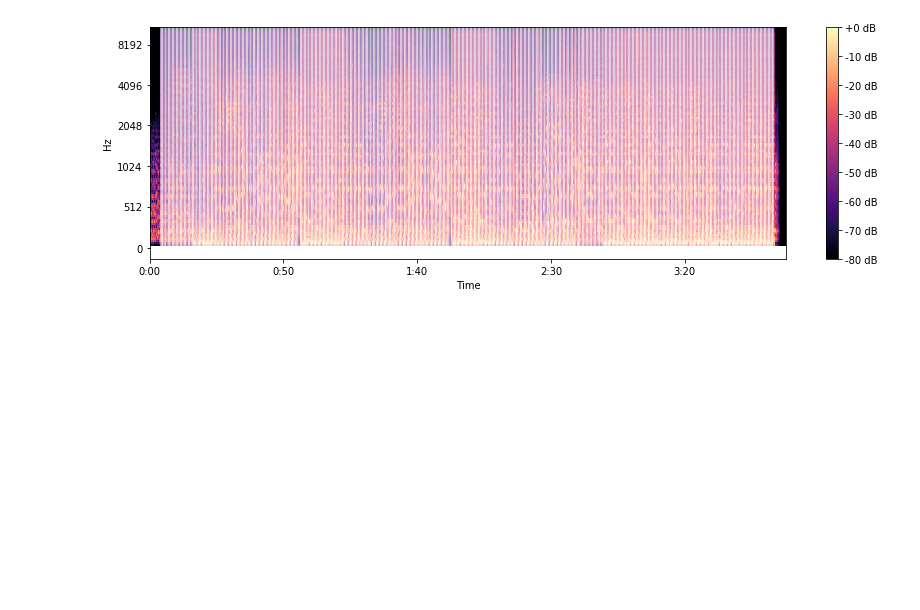
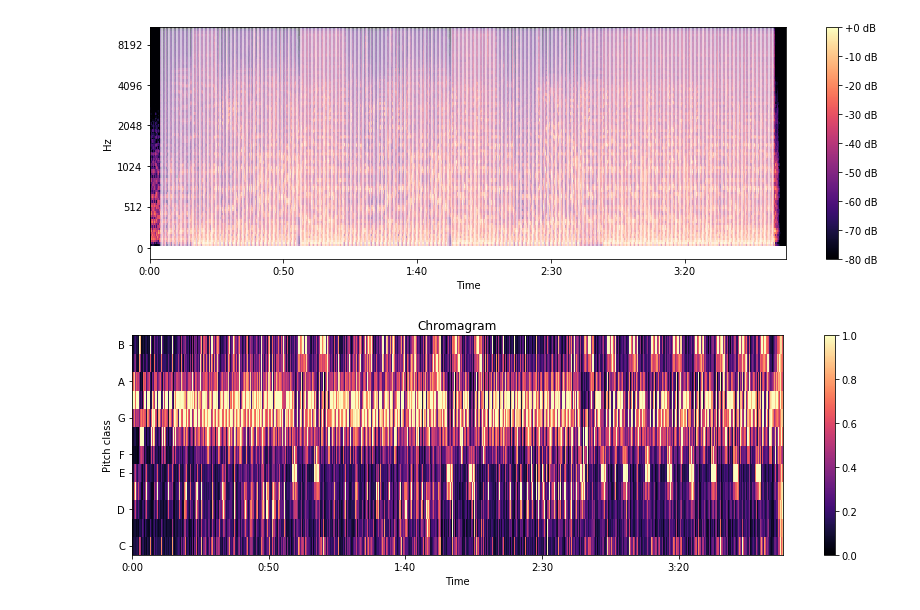
Before and after one commit to SantaHub/DeepMusic, a Jupyter notebook: featureGen.ipynb, the cells around one changed output. Cells and saved outputs as stored; diff of their text form; code cells hidden in the pictures; blank space fills up the shorter version.

```diff
--- a/featureGen.ipynb
+++ b/featureGen.ipynb
@@ -74,3 +74,23 @@ plt.tight_layout()
 # %% [output]
 <matplotlib.figure.Figure at 0x...>
 [figure]
+# %%
+y_harmonic, y_percussive = librosa.effects.hpss(y)
+# %%
+# We'll use a CQT-based chromagram here.  An STFT-based implementation also exists in chroma_cqt()
+# We'll use the harmonic component to avoid pollution from transients
+C = librosa.feature.chroma_cqt(y=y_harmonic, sr=sr)
+
+# Make a new figure
+plt.figure(figsize=(12,4))
+
+# Display the chromagram: the energy in each chromatic pitch class as a function of time
+# To make sure that the colors span the full range of chroma values, set vmin and vmax
+librosa.display.specshow(C, sr=sr, x_axis='time', y_axis='chroma', vmin=0, vmax=1)
+
+plt.title('Chromagram')
+plt.colorbar()
+
+plt.tight_layout()
+# %% [output]
+[figure, added]
```
Also changed, not shown: 4 other files.
